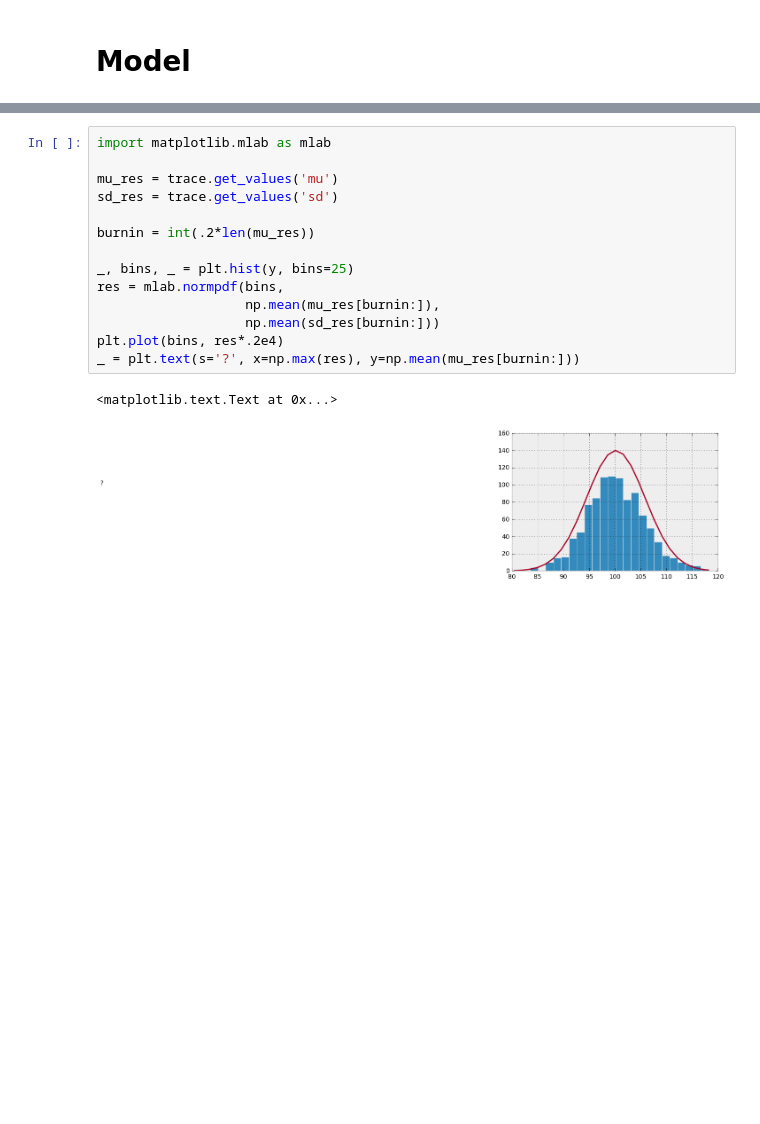
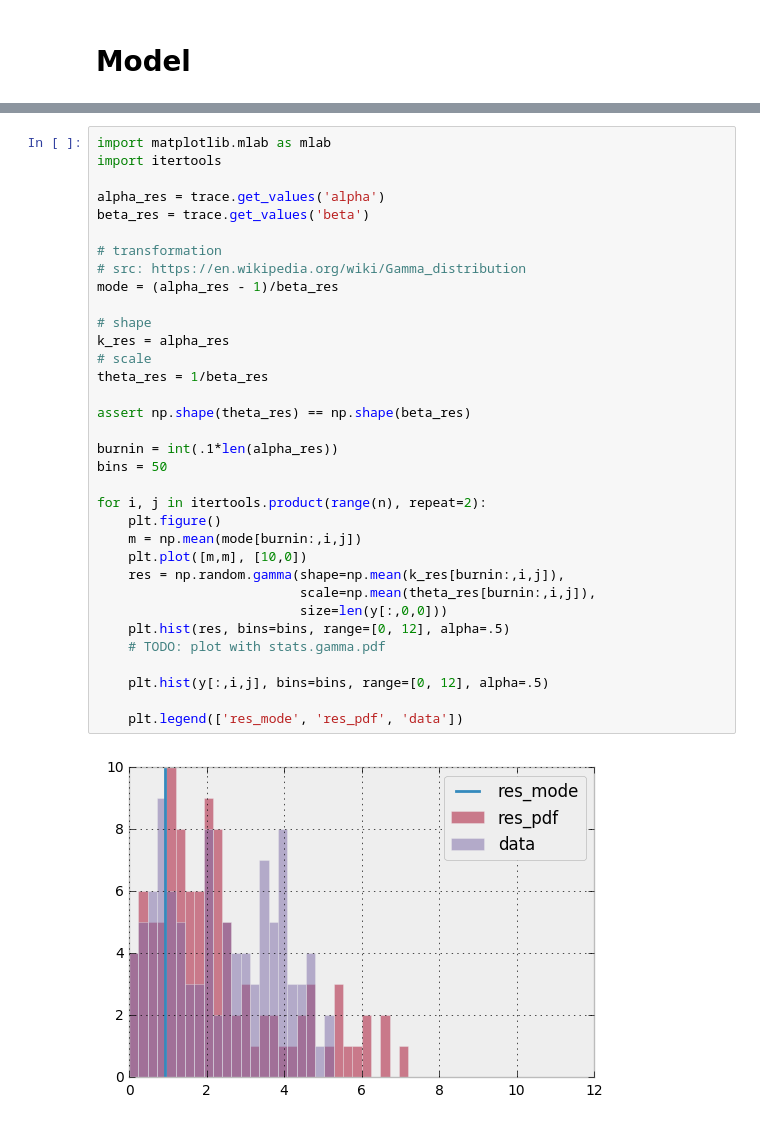
Before and after one commit to ct2034/miriam, a Jupyter notebook: learn/pyMC3/my_demo_gamma.ipynb, the cells around one changed output, grey strips where cells are left out. Saved outputs shown, nothing was run; the diff lists cells and outputs as text; blank space fills up the shorter version.

```diff
--- a/learn/pyMC3/my_demo_gamma.ipynb
+++ b/learn/pyMC3/my_demo_gamma.ipynb
@@ -55,17 +62,36 @@ _ = pm.autocorrplot(trace)
-# %%
-import matplotlib.mlab as mlab
-
-mu_res = trace.get_values('mu')
-sd_res = trace.get_values('sd')
-
-burnin = int(.2*len(mu_res))
-
-_, bins, _ = plt.hist(y, bins=25)
-res = mlab.normpdf(bins,
-                   np.mean(mu_res[burnin:]),
-                   np.mean(sd_res[burnin:]))
-plt.plot(bins, res*.2e4)
-_ = plt.text(s='?', x=np.max(res), y=np.mean(mu_res[burnin:]))
-# %% [output]
-<matplotlib.text.Text at 0x...>
-[figure, removed]
+# %%
+import matplotlib.mlab as mlab
+import itertools
+
+alpha_res = trace.get_values('alpha')
+beta_res = trace.get_values('beta')
+
+# transformation
+# src: https://en.wikipedia.org/wiki/Gamma_distribution
+mode = (alpha_res - 1)/beta_res
+
+# shape
+k_res = alpha_res
+# scale
+theta_res = 1/beta_res
+
+assert np.shape(theta_res) == np.shape(beta_res)
+
+burnin = int(.1*len(alpha_res))
+bins = 50
+
+for i, j in itertools.product(range(n), repeat=2):
+    plt.figure()
+    m = np.mean(mode[burnin:,i,j])
+    plt.plot([m,m], [10,0])
+    res = np.random.gamma(shape=np.mean(k_res[burnin:,i,j]),
+                          scale=np.mean(theta_res[burnin:,i,j]),
+                          size=len(y[:,0,0]))
+    plt.hist(res, bins=bins, range=[0, 12], alpha=.5)
+    # TODO: plot with stats.gamma.pdf
+
+    plt.hist(y[:,i,j], bins=bins, range=[0, 12], alpha=.5)
+
+    plt.legend(['res_mode', 'res_pdf', 'data'])
+# %% [output]
+[figure, added]
```
Also changed, not shown: parts of 5 cells of this notebook.
